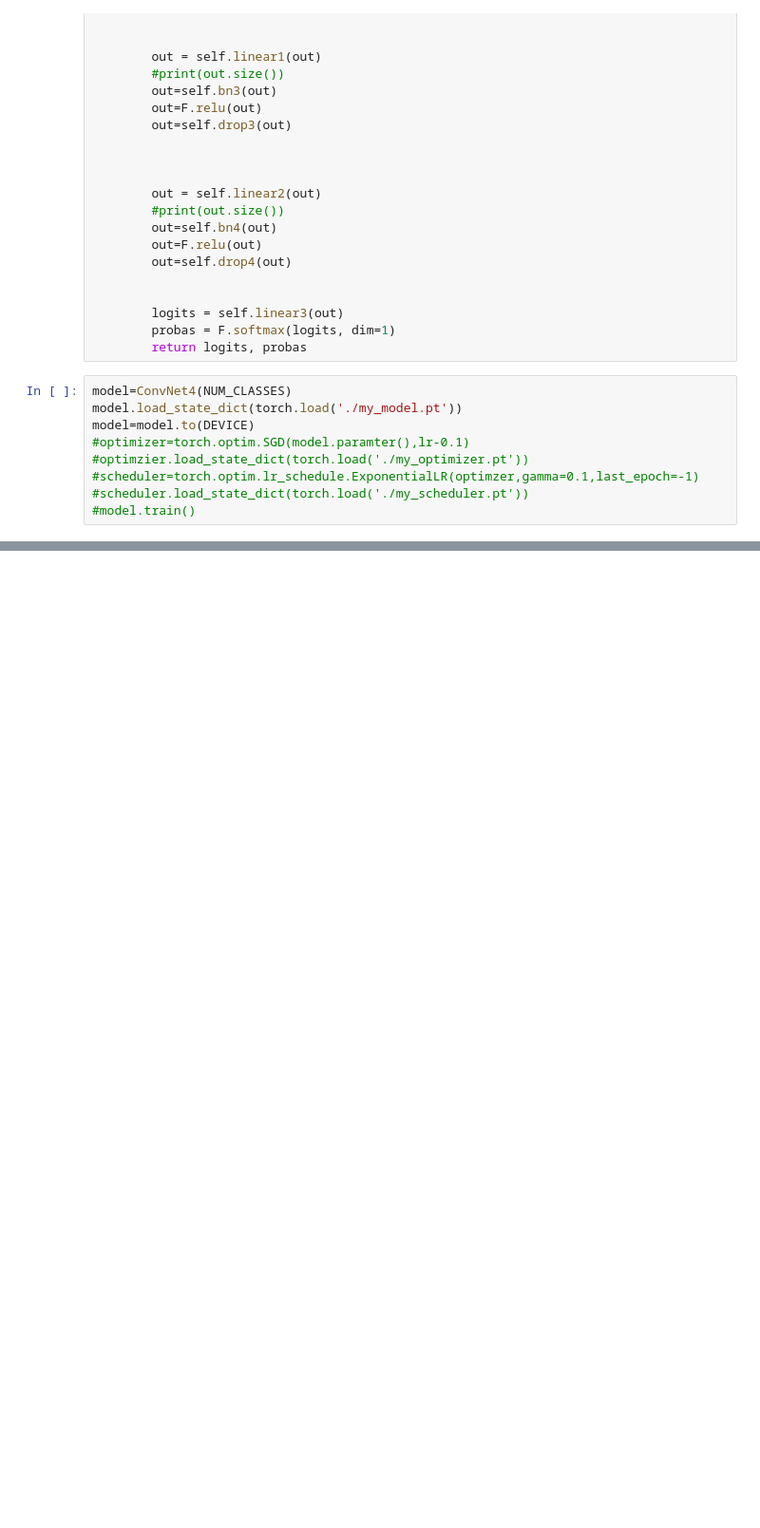
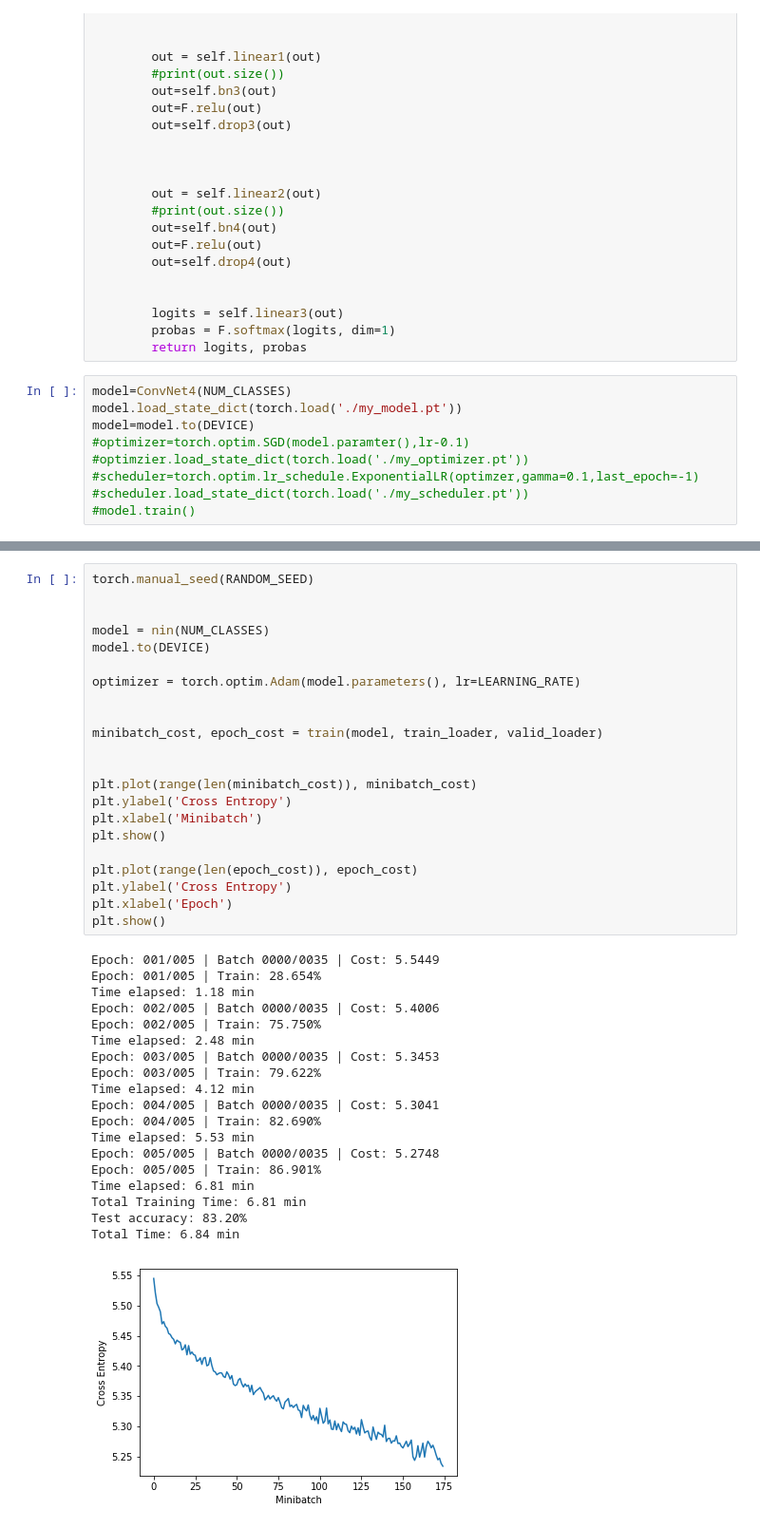
Before and after one commit to yuhanmeng/Math-symbol-recognization, a Jupyter notebook: MYH sample data .ipynb, the cells around one changed output, grey strips where cells are left out. Shown: that part at 95% size. Cells and saved outputs as stored; diff of their text form; blank space fills up the shorter version.

```diff
--- a/MYH sample data .ipynb
+++ b/MYH sample data .ipynb
@@ -950,0 +1150,42 @@ model=model.to(DEVICE)
+# %%
+torch.manual_seed(RANDOM_SEED)
+
+
+model = nin(NUM_CLASSES)
+model.to(DEVICE)
+
+optimizer = torch.optim.Adam(model.parameters(), lr=LEARNING_RATE)
+
+
+minibatch_cost, epoch_cost = train(model, train_loader, valid_loader)
+
+
+plt.plot(range(len(minibatch_cost)), minibatch_cost)
+plt.ylabel('Cross Entropy')
+plt.xlabel('Minibatch')
+plt.show()
+
+plt.plot(range(len(epoch_cost)), epoch_cost)
+plt.ylabel('Cross Entropy')
+plt.xlabel('Epoch')
+plt.show()
+# %% [output]
+Epoch: 001/005 | Batch 0000/0035 | Cost: 5.5449
+Epoch: 001/005 | Train: 28.654%
+Time elapsed: 1.18 min
+Epoch: 002/005 | Batch 0000/0035 | Cost: 5.4006
+Epoch: 002/005 | Train: 75.750%
+Time elapsed: 2.48 min
+Epoch: 003/005 | Batch 0000/0035 | Cost: 5.3453
+Epoch: 003/005 | Train: 79.622%
+Time elapsed: 4.12 min
+Epoch: 004/005 | Batch 0000/0035 | Cost: 5.3041
+Epoch: 004/005 | Train: 82.690%
+Time elapsed: 5.53 min
+Epoch: 005/005 | Batch 0000/0035 | Cost: 5.2748
+Epoch: 005/005 | Train: 86.901%
+Time elapsed: 6.81 min
+Total Training Time: 6.81 min
+Test accuracy: 83.20%
+Total Time: 6.84 min
+[figure, added]
```
Also changed, not shown: parts of 10 cells of this notebook, 1 other file.
